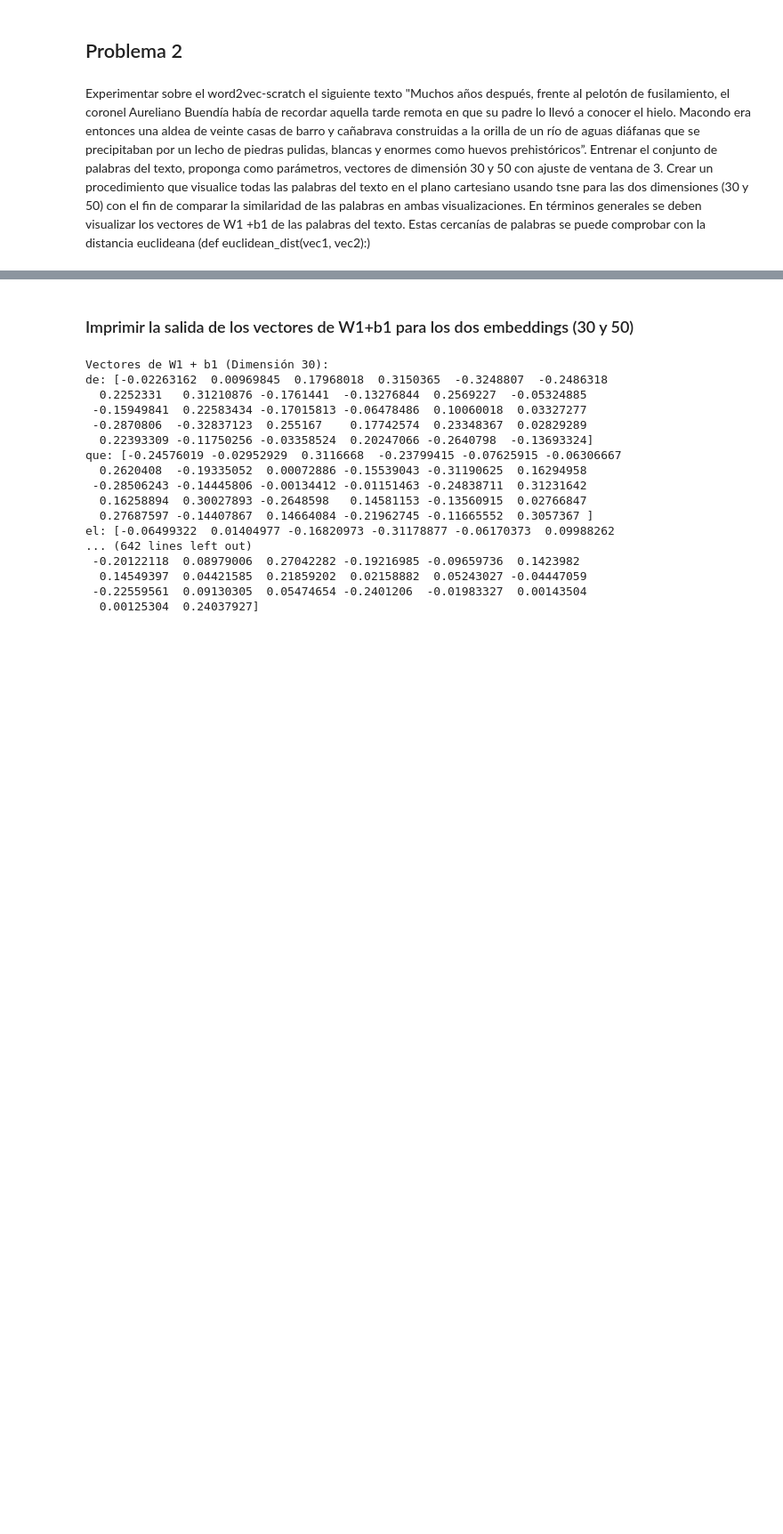
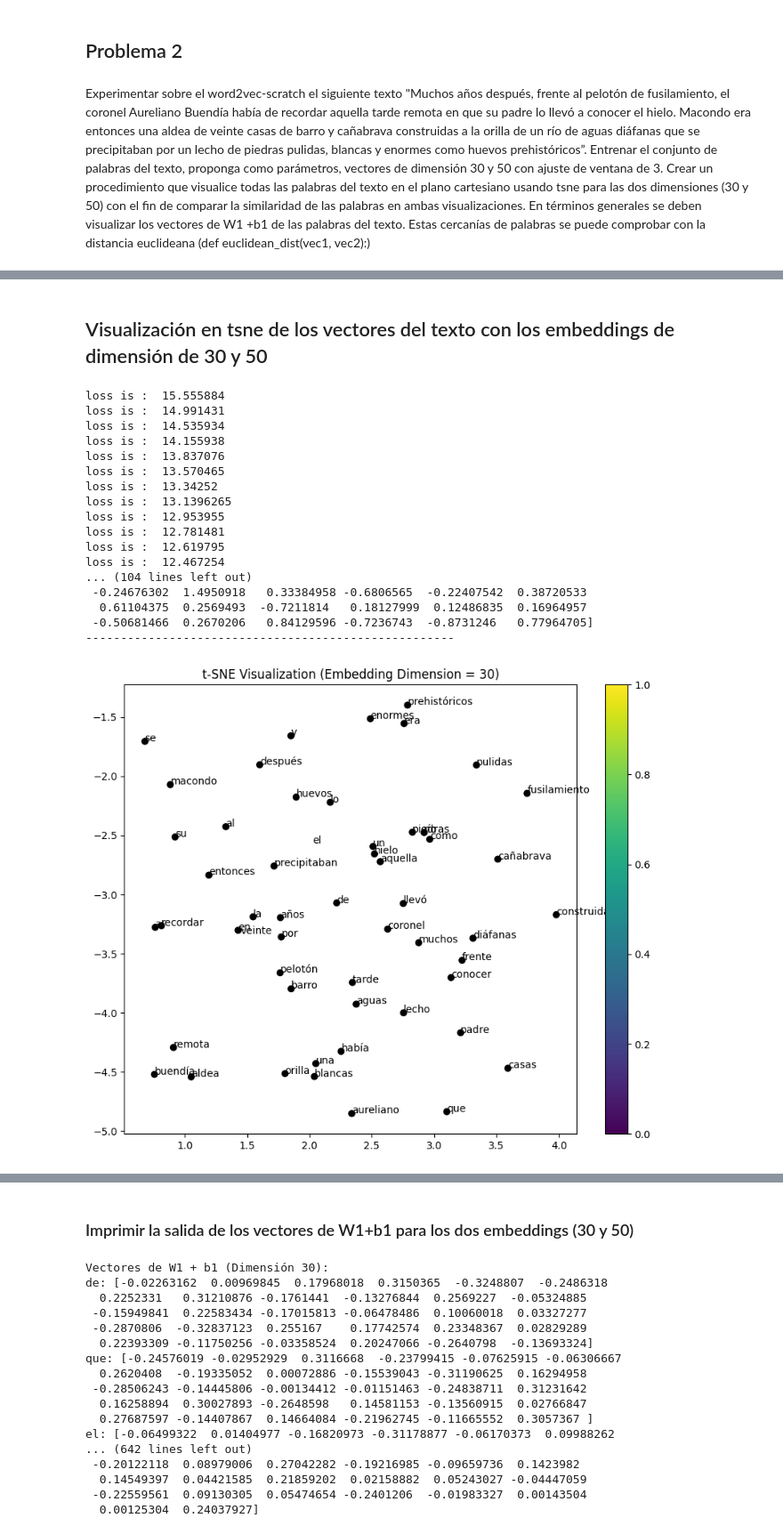
Before and after one commit to MavelSterling/natural_language_processing, a Jupyter notebook: Taller1_PLN_problema_2.ipynb, the cells around one changed output, grey strips where cells are left out. Shown at 89% size. Drawn from its saved outputs; the diff is of its cells as text; code cells hidden in the pictures; blank space fills up the shorter version.

```diff
--- a/Taller1_PLN_problema_2.ipynb
+++ b/Taller1_PLN_problema_2.ipynb
@@ -14,0 +116,11 @@ Experimentar sobre el word2vec-scratch el siguiente texto "Muchos años después
+# %%
+# Función para convertir números a vectores one-hot
+def to_one_hot(data_point_index, vocab_size):
+    # Crear un vector de ceros de tamaño vocab_size
+    temp = np.zeros(vocab_size)
+
+    # Establecer el índice correspondiente a 1 para representar la codificación one-hot
+    temp[data_point_index] = 1
+
+    # Devolver el vector one-hot resultante
+    return temp
@@ -14,0 +337,47 @@ Experimentar sobre el word2vec-scratch el siguiente texto "Muchos años después
+# %% [markdown]
+## Visualización en tsne de los vectores del texto con los embeddings de dimensión de 30 y 50
+# %%
+import numpy as np
+import matplotlib.pyplot as plt
+from sklearn.manifold import TSNE
+
+# Función para visualizar vectores utilizando t-SNE
+def visualize_vectors(vectors, labels, word_labels, title):
+    # Reducción de dimensionalidad con t-SNE
+    tsne = TSNE(n_components=2, random_state=42)
+    vectors_tsne = tsne.fit_transform(vectors)
+
+    # Crear un gráfico de dispersión
+    plt.figure(figsize=(10, 8))
+    scatter = plt.scatter(vectors_tsne[:, 0], vectors_tsne[:, 1], c=labels, cmap='viridis')
+
+    # Anotar cada punto con el nombre de la palabra
+    for i, word_label in enumerate(word_labels):
+        plt.annotate(word_label, (vectors_tsne[i, 0], vectors_tsne[i, 1]))
+
+    plt.title(title)
+    plt.colorbar(scatter)
+    plt.show()
+# %%
+word_labels = list(words)  # Convierte el conjunto de palabras a una lista
+vectors_30 = train_word_embedding(vocab_size, data, embedding_dim=30)
+visualize_vectors(vectors_30, labels, word_labels, title='t-SNE Visualization (Embedding Dimension = 30)')
+# %% [output]
+loss is :  15.555884
+loss is :  14.991431
+loss is :  14.535934
+loss is :  14.155938
+loss is :  13.837076
+loss is :  13.570465
+loss is :  13.34252
+loss is :  13.1396265
+loss is :  12.953955
+loss is :  12.781481
+loss is :  12.619795
+loss is :  12.467254
+... (104 lines left out)
+ -0.24676302  1.4950918   0.33384958 -0.6806565  -0.22407542  0.38720533
+  0.61104375  0.2569493  -0.7211814   0.18127999  0.12486835  0.16964957
+ -0.50681466  0.2670206   0.84129596 -0.7236743  -0.8731246   0.77964705]
+-----------------------------------------------------
+[figure, added]
```
Also changed, not shown: parts of 24 cells of this notebook.
